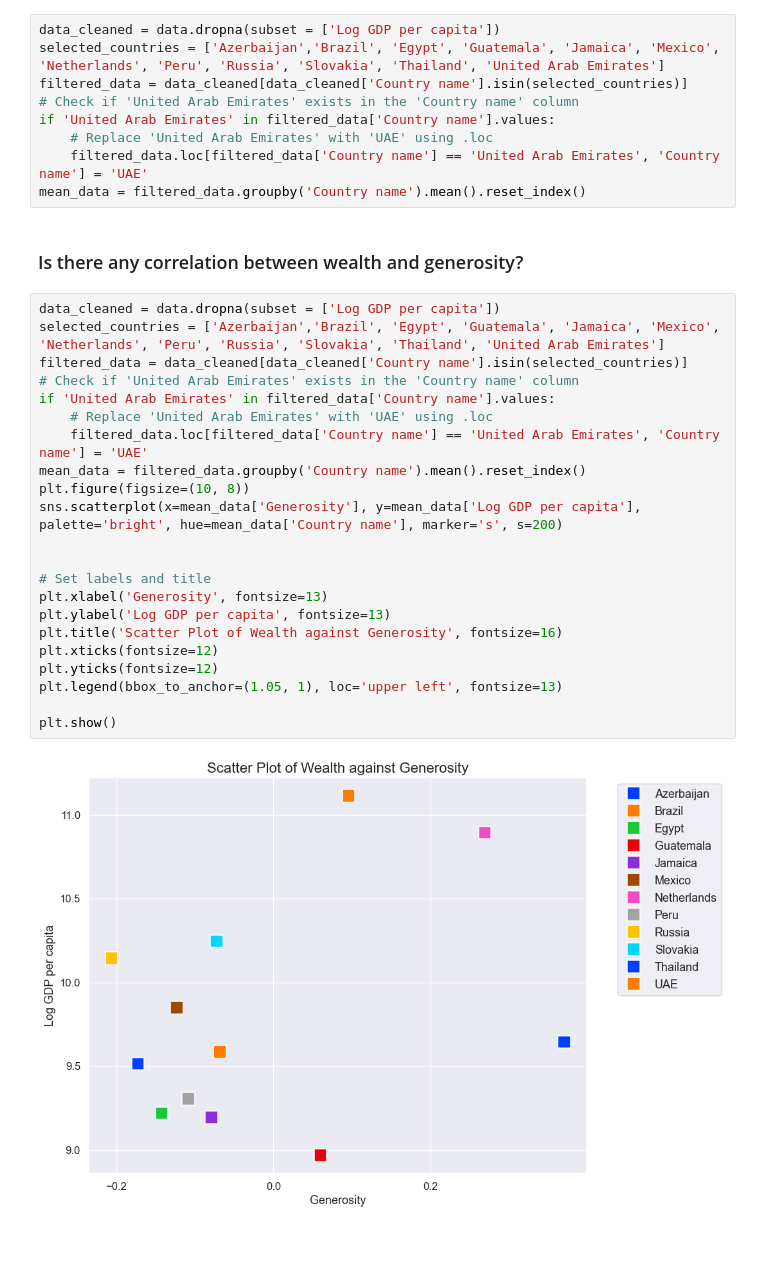
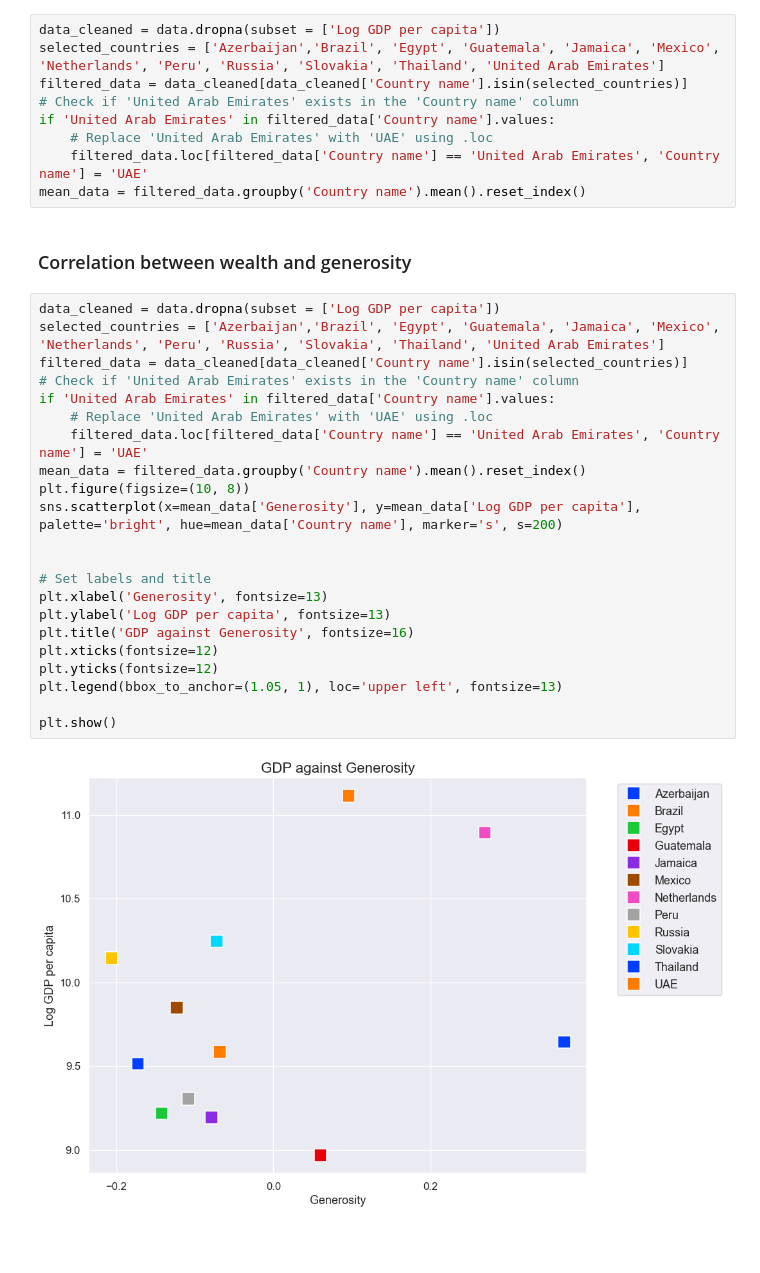
Before and after one commit to robbfox/jupyter-visualisation, a Jupyter notebook: visualised.ipynb, the cells around one changed output. Saved outputs shown, nothing was run; the diff lists cells and outputs as text.

```diff
--- a/visualised.ipynb
+++ b/visualised.ipynb
@@ -130,32 +130,32 @@ if 'United Arab Emirates' in filtered_data['Country name'].values:
     # Replace 'United Arab Emirates' with 'UAE' using .loc
     filtered_data.loc[filtered_data['Country name'] == 'United Arab Emirates', 'Country name'] = 'UAE'
 mean_data = filtered_data.groupby('Country name').mean().reset_index()
-# %% [markdown]
-### Is there any correlation between wealth and generosity?
+# %% [markdown]
+### Correlation between wealth and generosity
 # %%
 data_cleaned = data.dropna(subset = ['Log GDP per capita'])
 selected_countries = ['Azerbaijan','Brazil', 'Egypt', 'Guatemala', 'Jamaica', 'Mexico', 'Netherlands', 'Peru', 'Russia', 'Slovakia', 'Thailand', 'United Arab Emirates']
 filtered_data = data_cleaned[data_cleaned['Country name'].isin(selected_countries)]
 # Check if 'United Arab Emirates' exists in the 'Country name' column
 if 'United Arab Emirates' in filtered_data['Country name'].values:
     # Replace 'United Arab Emirates' with 'UAE' using .loc
     filtered_data.loc[filtered_data['Country name'] == 'United Arab Emirates', 'Country name'] = 'UAE'
 mean_data = filtered_data.groupby('Country name').mean().reset_index()
 plt.figure(figsize=(10, 8))
 sns.scatterplot(x=mean_data['Generosity'], y=mean_data['Log GDP per capita'], palette='bright', hue=mean_data['Country name'], marker='s', s=200)
 
 
 # Set labels and title
 plt.xlabel('Generosity', fontsize=13)
 plt.ylabel('Log GDP per capita', fontsize=13)
-plt.title('Scatter Plot of Wealth against Generosity', fontsize=16)
+plt.title('GDP against Generosity', fontsize=16)
 plt.xticks(fontsize=12)
 plt.yticks(fontsize=12)
 plt.legend(bbox_to_anchor=(1.05, 1), loc='upper left', fontsize=13)
 
 plt.show()
 # %% [output]
-[figure, old version]
+[figure, new version]
 # %% [markdown]
 ###
 # %% [markdown]
```
Also changed, not shown: parts of 7 cells of this notebook.
